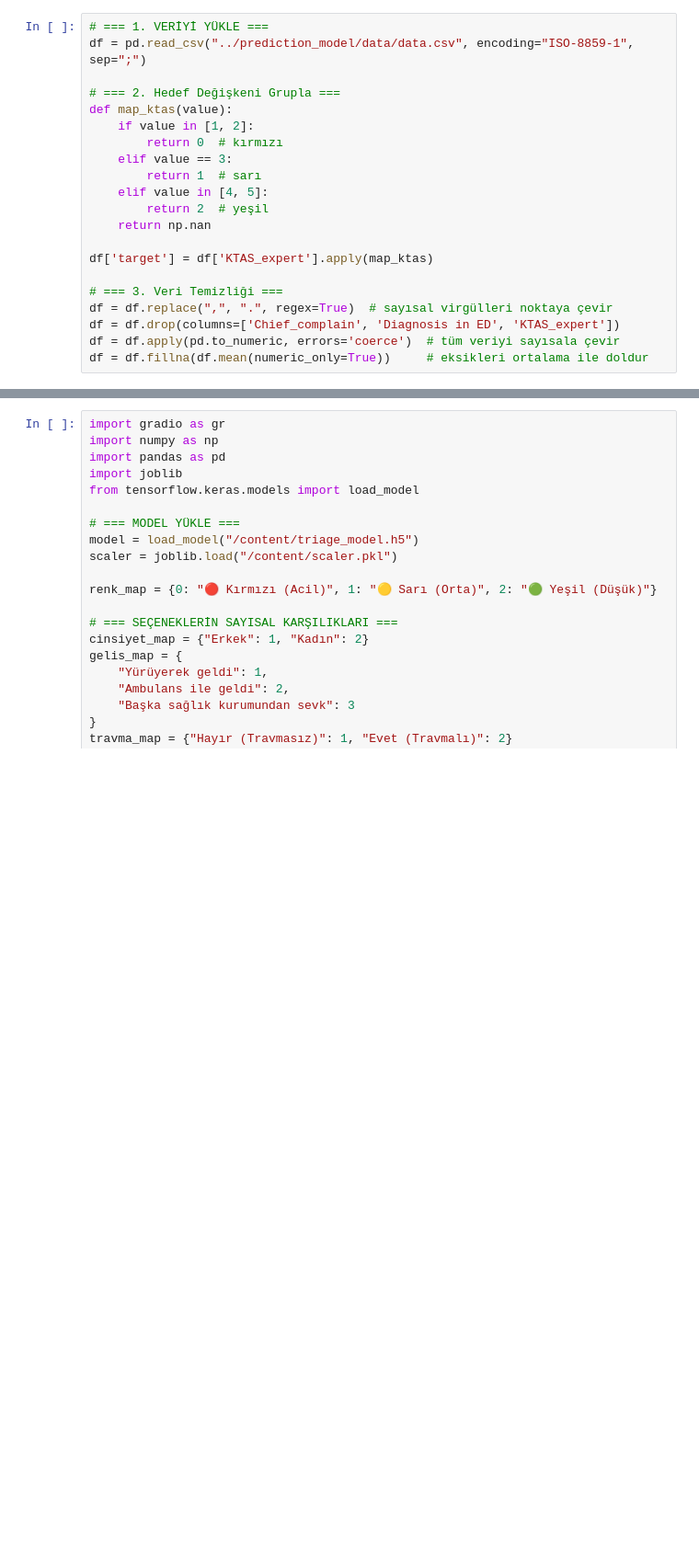
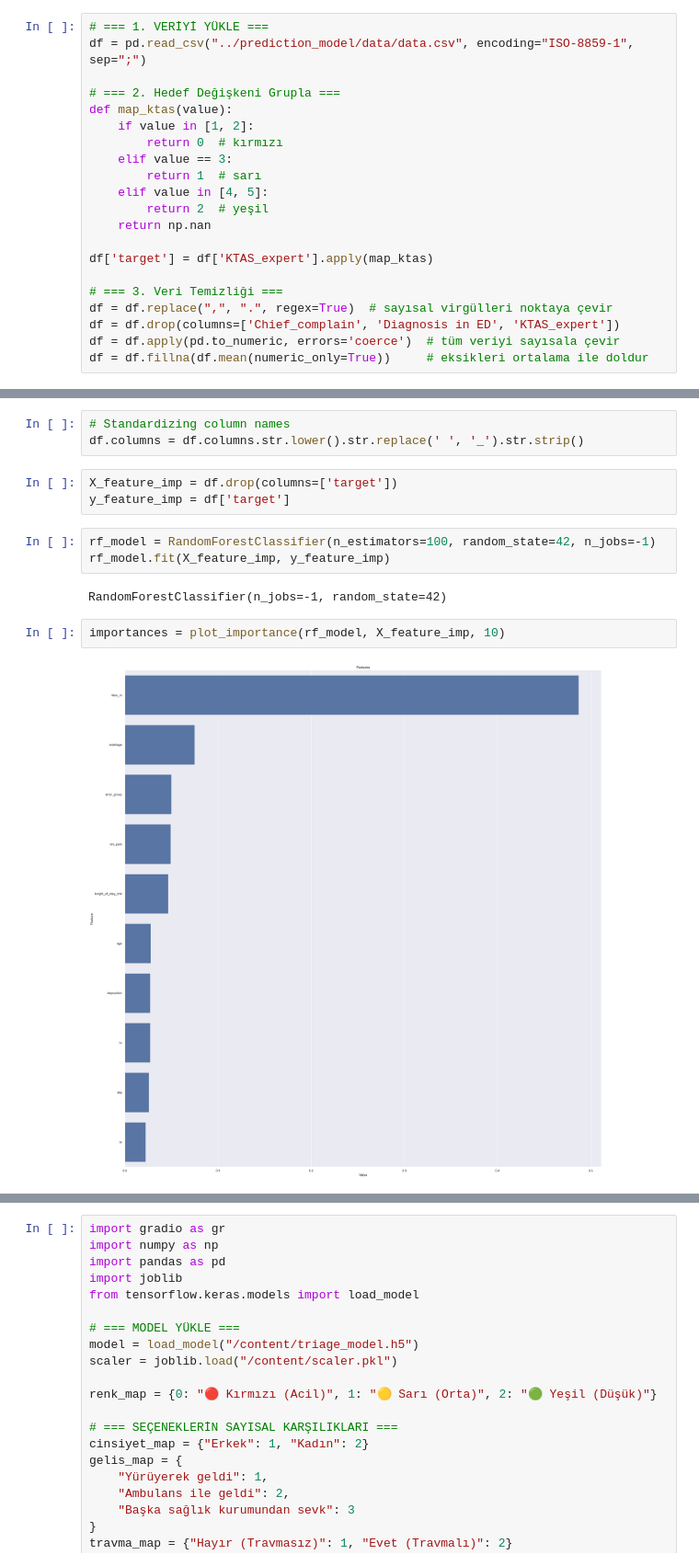
Before and after one commit to kadirkilicoglu/group155, a Jupyter notebook: prediction_model/emergency_data_model.ipynb, the cells around one changed output, grey strips where cells are left out. Shown at 92% size. Saved outputs shown, nothing was run; the diff lists cells and outputs as text; blank space fills up the shorter version.

```diff
--- a/prediction_model/emergency_data_model.ipynb
+++ b/prediction_model/emergency_data_model.ipynb
@@ -78,0 +62,15 @@ target                         2.0000       2.00
+# %%
+# Standardizing column names
+df.columns = df.columns.str.lower().str.replace(' ', '_').str.strip()
+# %%
+X_feature_imp = df.drop(columns=['target'])
+y_feature_imp = df['target']
+# %%
+rf_model = RandomForestClassifier(n_estimators=100, random_state=42, n_jobs=-1)
+rf_model.fit(X_feature_imp, y_feature_imp)
+# %% [output]
+RandomForestClassifier(n_jobs=-1, random_state=42)
+# %%
+importances = plot_importance(rf_model, X_feature_imp, 10)
+# %% [output]
+[figure, added]
```
Also changed, not shown: parts of 9 cells of this notebook, 6 other files.
